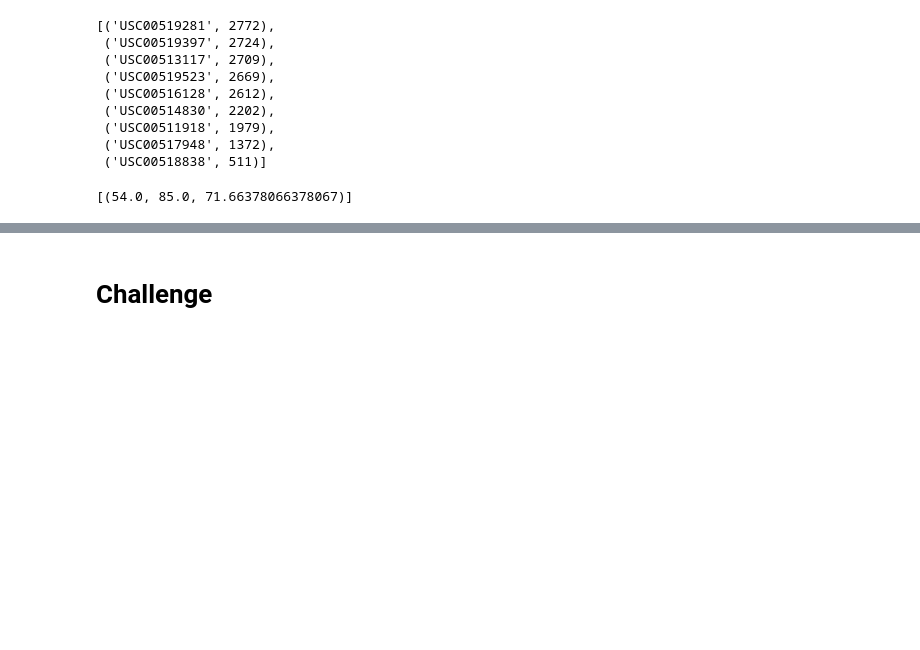
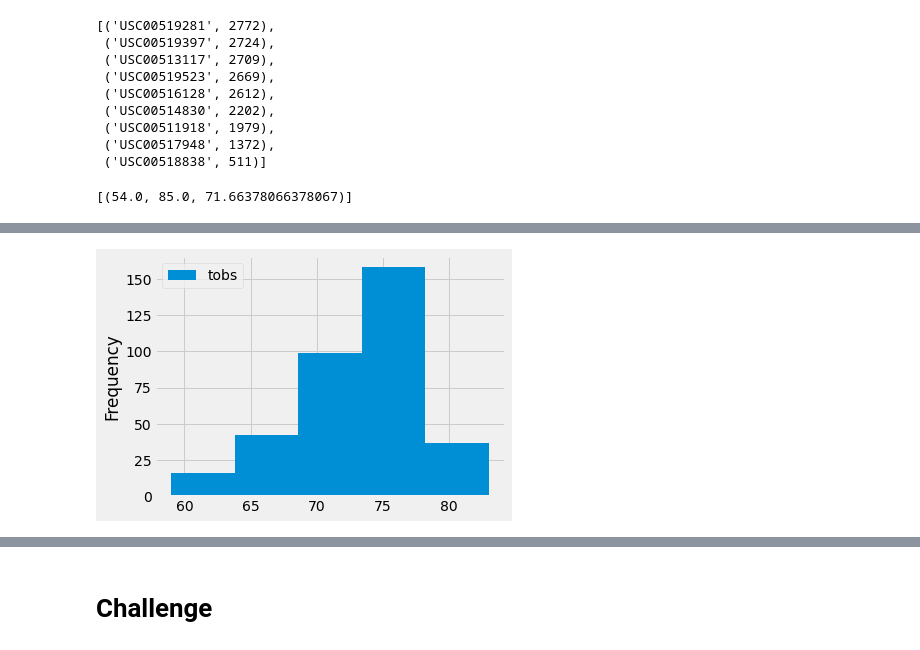
Before and after one commit to GrahamNeal13/surfs_up, a Jupyter notebook: climate_analysis.ipynb, the cells around one changed output, grey strips where cells are left out. Drawn from its saved outputs; the diff is of its cells as text; code cells hidden in the pictures; blank space fills up the shorter version.

```diff
--- a/climate_analysis.ipynb
+++ b/climate_analysis.ipynb
@@ -106,0 +117,6 @@ filter(Measurement.station == 'USC00519281').all()
+# %%
+#Skill Drill: adjusted months (5)
+df.plot.hist(bins=5)
+plt.tight_layout()
+# %% [output]
+[figure, added]
```
Also changed, not shown: parts of 2 cells of this notebook, 1 other file.
